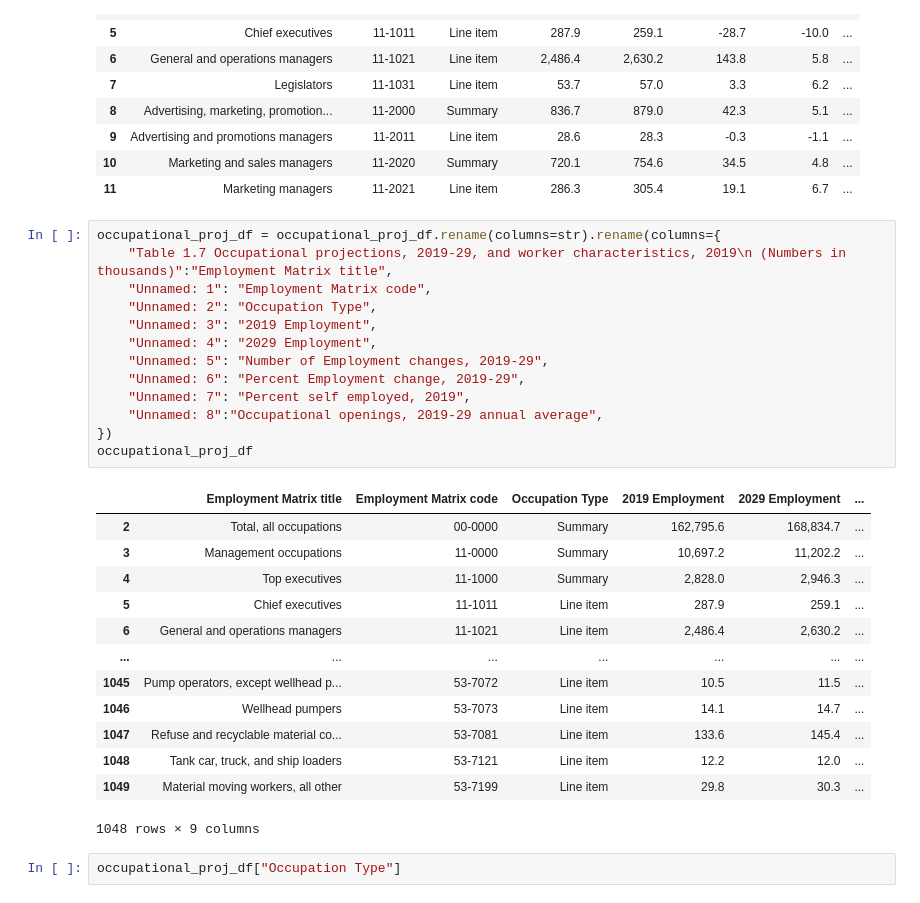
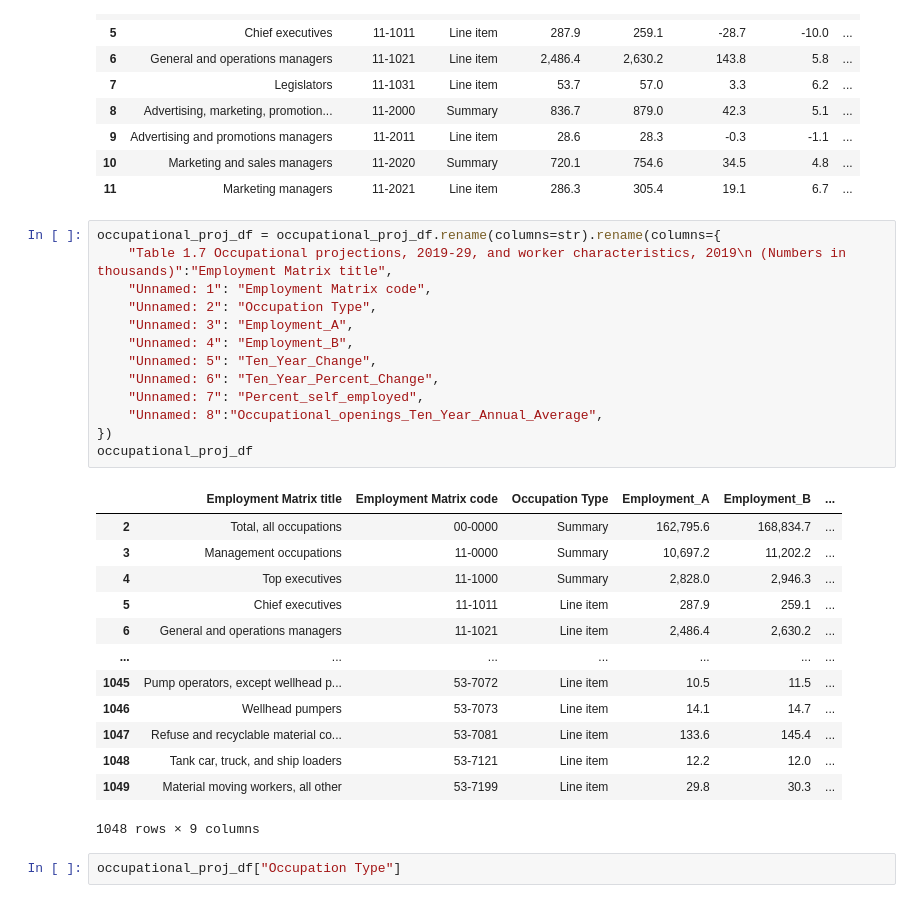
Before and after one commit to tah96/Career-Evaluation-Tool, a Jupyter notebook: Job Growth/Occupational projections.ipynb, the cells around one changed output. Saved outputs shown, nothing was run; the diff lists cells and outputs as text.

```diff
--- a/Job Growth/Occupational projections.ipynb
+++ b/Job Growth/Occupational projections.ipynb
@@ -19,18 +19,18 @@ occupational_proj_df.head(10)
 # %%
 occupational_proj_df = occupational_proj_df.rename(columns=str).rename(columns={
     "Table 1.7 Occupational projections, 2019-29, and worker characteristics, 2019\n (Numbers in thousands)":"Employment Matrix title",
     "Unnamed: 1": "Employment Matrix code",
     "Unnamed: 2": "Occupation Type",
-    "Unnamed: 3": "2019 Employment",
-    "Unnamed: 4": "2029 Employment",
-    "Unnamed: 5": "Number of Employment changes, 2019-29",
-    "Unnamed: 6": "Percent Employment change, 2019-29",
-    "Unnamed: 7": "Percent self employed, 2019",
-    "Unnamed: 8":"Occupational openings, 2019-29 annual average",
+    "Unnamed: 3": "Employment_A",
+    "Unnamed: 4": "Employment_B",
+    "Unnamed: 5": "Ten_Year_Change",
+    "Unnamed: 6": "Ten_Year_Percent_Change",
+    "Unnamed: 7": "Percent_self_employed",
+    "Unnamed: 8":"Occupational_openings_Ten_Year_Annual_Average",
 })
 occupational_proj_df
 # %% [output]
-|  | Employment Matrix title | Employment Matrix code | Occupation Type | 2019 Employment | 2029 Employment | ... |
+|  | Employment Matrix title | Employment Matrix code | Occupation Type | Employment_A | Employment_B | ... |
 | 2 | Total, all occupations | 00-0000 | Summary | 162,795.6 | 168,834.7 | ... |
 | 3 | Management occupations | 11-0000 | Summary | 10,697.2 | 11,202.2 | ... |
 | 4 | Top executives | 11-1000 | Summary | 2,828.0 | 2,946.3 | ... |
```
Also changed, not shown: parts of 2 cells of this notebook, 1 other file.
